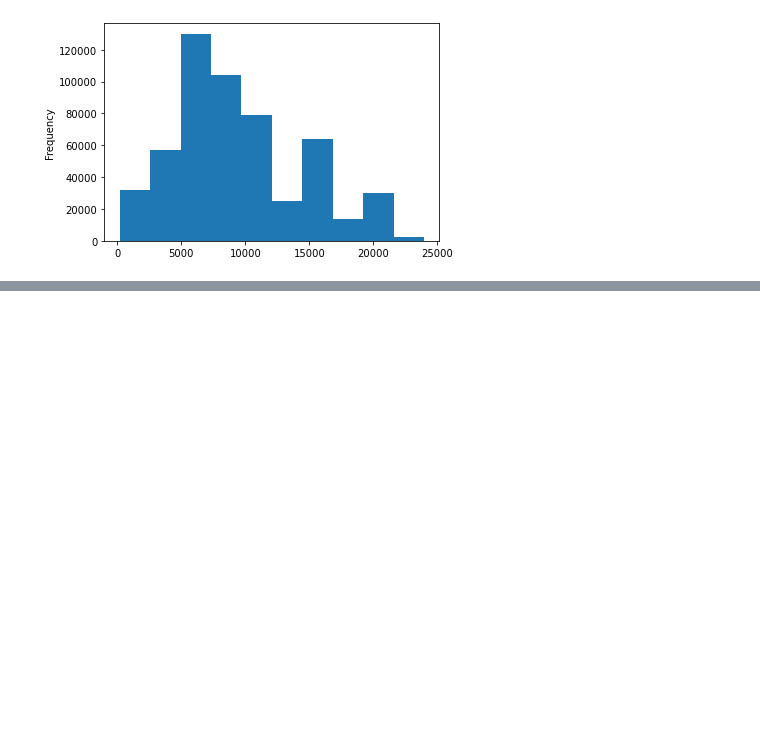
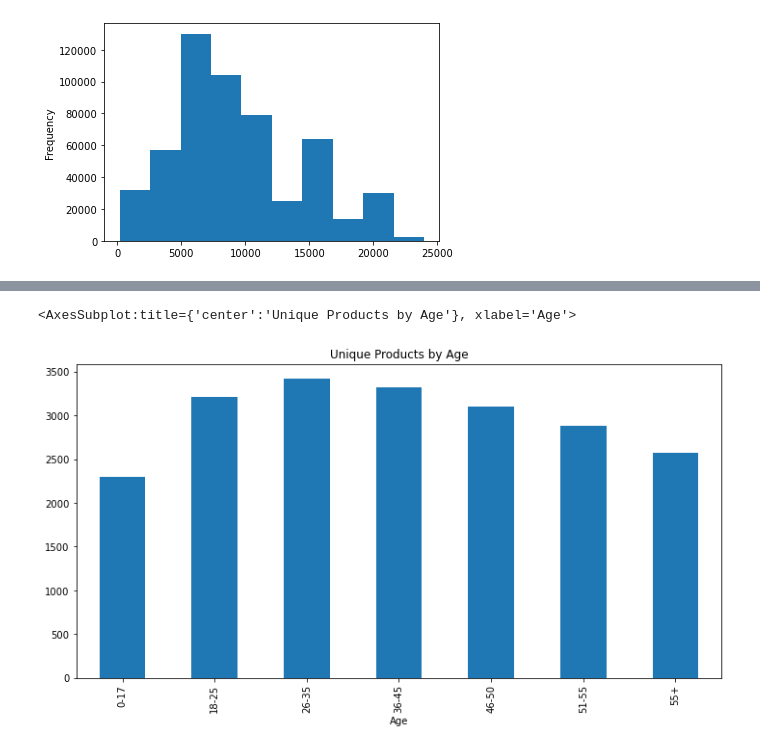
Before and after one commit to guptadhruv51/Data-Science-and-ML-GFG-, a Jupyter notebook: Data_Analysis/Projects/Black_Friday.ipynb, the cells around one changed output, grey strips where cells are left out. Cells and saved outputs as stored; diff of their text form; code cells hidden in the pictures; blank space fills up the shorter version.

```diff
--- a/Data_Analysis/Projects/Black_Friday.ipynb
+++ b/Data_Analysis/Projects/Black_Friday.ipynb
@@ -132,0 +209,5 @@ df["Purchase"].plot(kind="hist")
+# %%
+df.groupby("Age")["Product_ID"].nunique().plot(kind="bar",figsize=(12,6),title="Unique Products by Age")
+# %% [output]
+<AxesSubplot:title={'center':'Unique Products by Age'}, xlabel='Age'>
+[figure, added]
```
Also changed, not shown: parts of 20 cells of this notebook.
